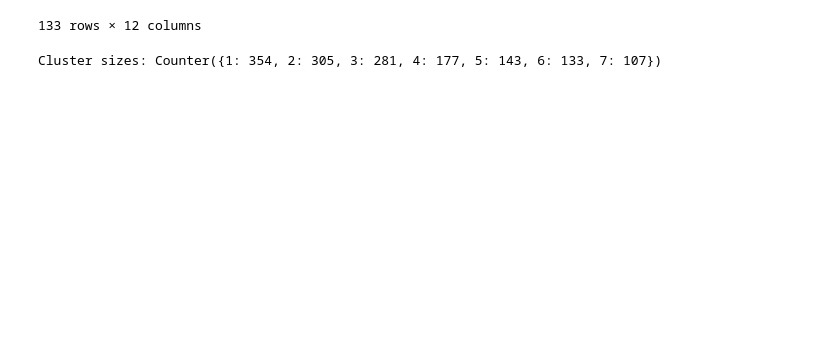
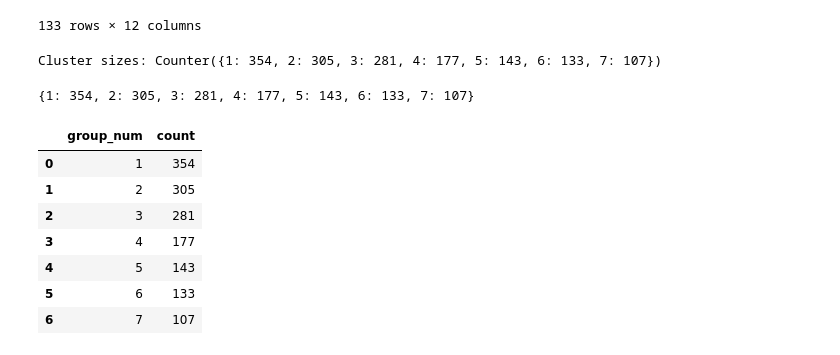
Before and after one commit to tasemgt/mutuals-ads, a Jupyter notebook: mutuals_backend/mutuals_app/ml_models/mutuals_clustering.ipynb, the cells around one changed output. Saved outputs shown, nothing was run; the diff lists cells and outputs as text; code cells hidden in the pictures; blank space fills up the shorter version.

```diff
--- a/mutuals_backend/mutuals_app/ml_models/mutuals_clustering.ipynb
+++ b/mutuals_backend/mutuals_app/ml_models/mutuals_clustering.ipynb
@@ -397,0 +288,4 @@ Cluster sizes: Counter({1: 354, 2: 305, 3: 281, 4: 177, 5: 143, 6: 133, 7: 107})
+# %%
+count_per_group
+# %% [output]
+{1: 354, 2: 305, 3: 281, 4: 177, 5: 143, 6: 133, 7: 107}
@@ -397,0 +295,11 @@ Cluster sizes: Counter({1: 354, 2: 305, 3: 281, 4: 177, 5: 143, 6: 133, 7: 107})
+# %%
+count_df
+# %% [output]
+|  | group_num | count |
+| 0 | 1 | 354 |
+| 1 | 2 | 305 |
+| 2 | 3 | 281 |
+| 3 | 4 | 177 |
+| 4 | 5 | 143 |
+| 5 | 6 | 133 |
+| 6 | 7 | 107 |
```
Also changed, not shown: parts of 17 cells of this notebook, 11 other files.
